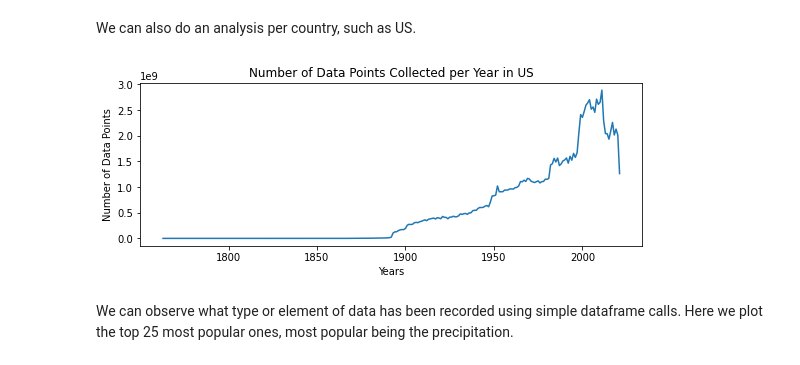
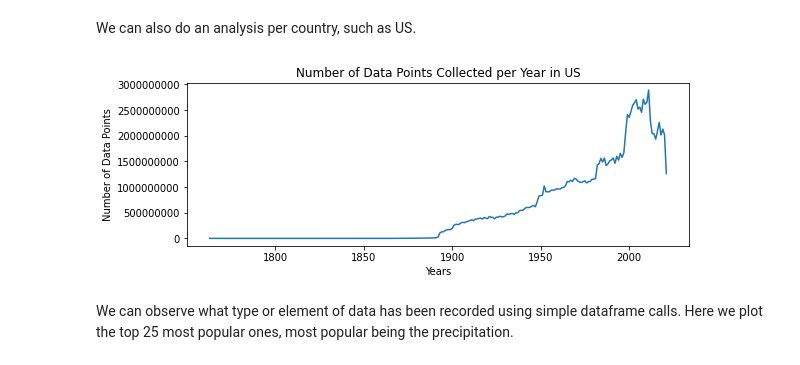
Before and after one commit to briancpark/aws-asdi, a Jupyter notebook: tutorial.ipynb, the cells around one changed output. Cells and saved outputs as stored; diff of their text form; code cells hidden in the pictures.

```diff
--- a/tutorial.ipynb
+++ b/tutorial.ipynb
@@ -360,11 +431,12 @@ We can also do an analysis per country, such as US.
 # %%
 plt.figure(figsize=(9, 3))
 station_data_freq['US'].T.plot();
+plt.title("Number of Data Points Collected per Year in US")
+plt.ticklabel_format(style='plain')
 plt.xlabel("Years")
-plt.ylabel("Number of Data Points")
-plt.title("Number of Data Points Collected per Year in US");
+plt.ylabel("Number of Data Points");
 # %% [output]
-[figure, old version]
+[figure, new version]
 # %% [markdown]
 We can observe what type or element of data has been recorded using simple dataframe calls. Here we plot the top 25 most popular ones, most popular being the precipitation.
 # %%
```
Also changed, not shown: parts of 50 cells of this notebook.
